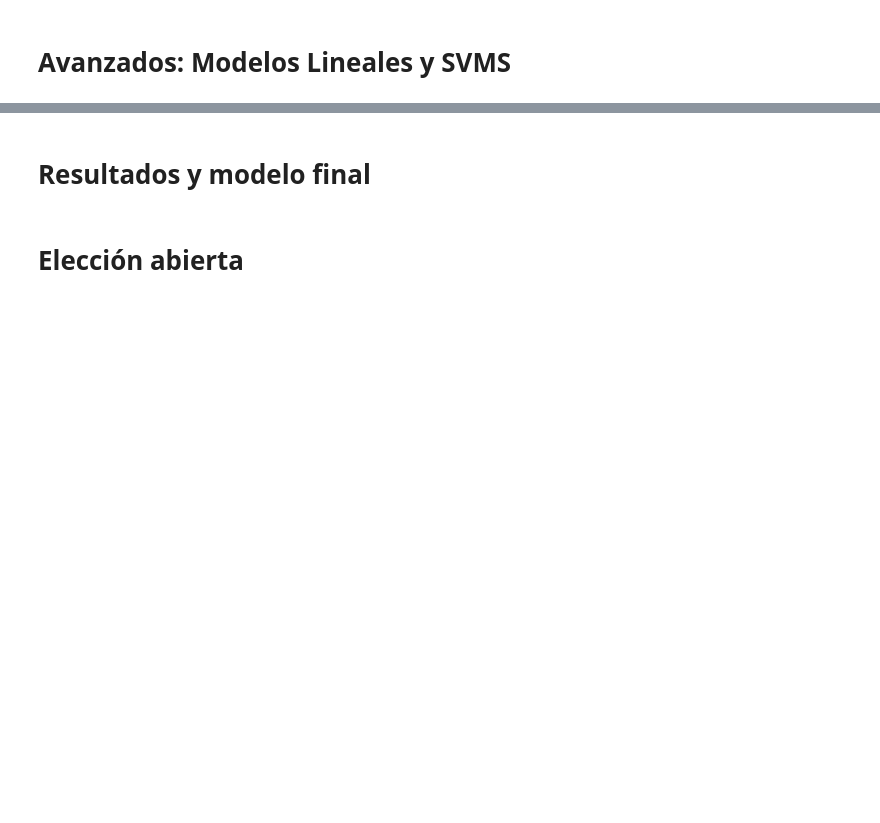
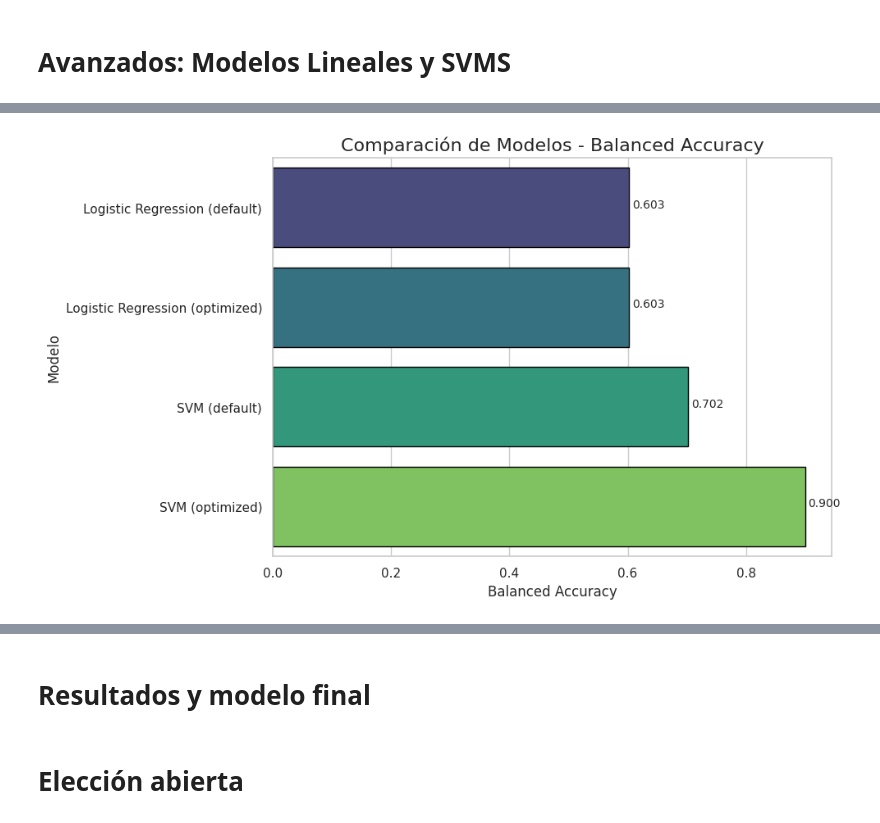
Before and after one commit to Guillermo100472109/Aprendizaje-Automatico, a Jupyter notebook: Entrega.ipynb, the cells around one changed output, grey strips where cells are left out. Saved outputs shown, nothing was run; the diff lists cells and outputs as text; code cells hidden in the pictures; blank space fills up the shorter version.

```diff
--- a/Entrega.ipynb
+++ b/Entrega.ipynb
@@ -546,0 +913,88 @@ ValueError: X has 44 features, but ColumnTransformer is expecting 26 features as
+# %%
+import pandas as pd
+from sklearn.model_selection import train_test_split
+from sklearn.metrics import balanced_accuracy_score, confusion_matrix, classification_report
+import joblib
+
+# 1. Cargar TODOS los datos disponibles para el modelo final
+df_full_train = pd.read_csv('attrition_availabledata_09.csv')
+
+# 2. Preprocesamiento (consistente con lo anterior)
+df_full_train = df_full_train.drop(['Gender', 'EmployeeCount', 'Over18', 'EmployeeID', 'StandardHours'], axis=1)
+target = 'Attrition'
+
+# Separar características y objetivo
+X_full = df_full_train.drop(target, axis=1)
+y_full = df_full_train[target]
+
+# **CHANGE**: Split into train/validation
+X_train_full, X_val_full, y_train_full, y_val_full = train_test_split(
+    X_full, y_full, test_size=0.2, random_state=42, stratify=y_full
+)
+
+# 3. Cargar el mejor modelo SVM optimizado desde entrenamiento anterior
+# Asegúrate de haber guardado previamente svm_grid.best_estimator_
+# Si aún no lo has hecho, puedes volver a ejecutar el bloque donde haces GridSearchCV con SVM
+
+# Suponiendo que lo guardaste como:
+# joblib.dump(svm_grid.best_estimator_, 'modelo_svm_optimizado.pkl')
+
+print("Cargando el modelo SVM optimizado...")
+svm_pipeline = joblib.load('modelo_svm_optimizado.pkl')
+
+# 4. Entrenar el modelo final con los datos de entrenamiento
+print("Entrenando el modelo SVM optimizado con los datos de entrenamiento...")
+svm_pipeline.fit(X_train_full, y_train_full)
+
+# Evaluar en validación
+print("Evaluando en el conjunto de validación...")
+val_preds = svm_pipeline.predict(X_val_full)
+balanced_acc = balanced_accuracy_score(y_val_full, val_preds)
+print(f"Balanced Accuracy (on validation set): {balanced_acc:.4f}")
+
+print("\nConfusion Matrix (Validation Set):")
+print(confusion_matrix(y_val_full, val_preds))
+print("\nClassification Report (Validation Set):")
+print(classification_report(y_val_full, val_preds))
+
+# 5. Cargar datos de competición y prepararlos
+df_competition = pd.read_csv('attrition_competition_09.csv')
+df_competition = df_competition.drop(['Gender', 'EmployeeCount', 'Over18', 'EmployeeID', 'StandardHours'], axis=1)
+
+# 6. Hacer predicciones para la competición
+print("Generando predicciones para los datos de competición...")
+competition_preds = svm_pipeline.predict(df_competition)
+
+# 7. Guardar modelo y predicciones
+print("Guardando modelo y predicciones...")
+pd.DataFrame(competition_preds, columns=['Attrition']).to_csv('predicciones_svm.csv', index=False)
+joblib.dump(svm_pipeline, 'modelo_svm_final.pkl')
+
+print("¡Proceso completado!")
+print(f"Número de predicciones generadas: {len(competition_preds)}")
+print(f"Distribución de clases en predicciones: {pd.Series(competition_preds).value_counts().to_dict()}")
+
+import matplotlib.pyplot as plt
+import seaborn as sns
+
+# Estilo bonito
+sns.set(style='whitegrid')
+
+# Tamaño del gráfico
+plt.figure(figsize=(10, 6))
+
+# Crear barplot
+ax = sns.barplot(data=results_df, x='Balanced Accuracy', y='Model', palette='viridis', edgecolor='black')
+
+# Etiquetas
+plt.title('Comparación de Modelos - Balanced Accuracy', fontsize=16)
+plt.xlabel('Balanced Accuracy', fontsize=12)
+plt.ylabel('Modelo', fontsize=12)
+
+# Mostrar valores en cada barra
+for i in ax.patches:
+    ax.text(i.get_width() + 0.005, i.get_y() + 0.4, f'{i.get_width():.3f}', fontsize=10)
+
+plt.tight_layout()
+plt.show()
+# %% [output]
@@ -546,0 +1021 @@ ValueError: X has 44 features, but ColumnTransformer is expecting 26 features as
+[figure, added]
```
Also changed, not shown: parts of 25 cells of this notebook.
